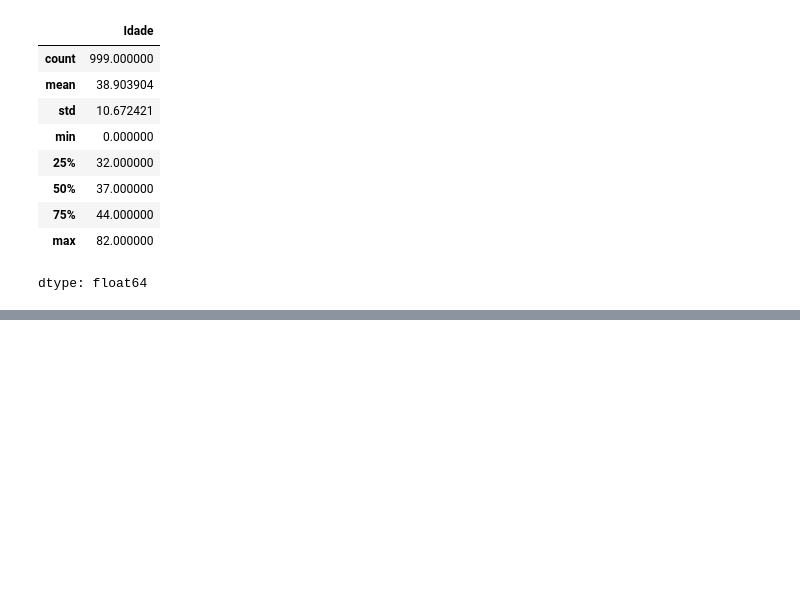
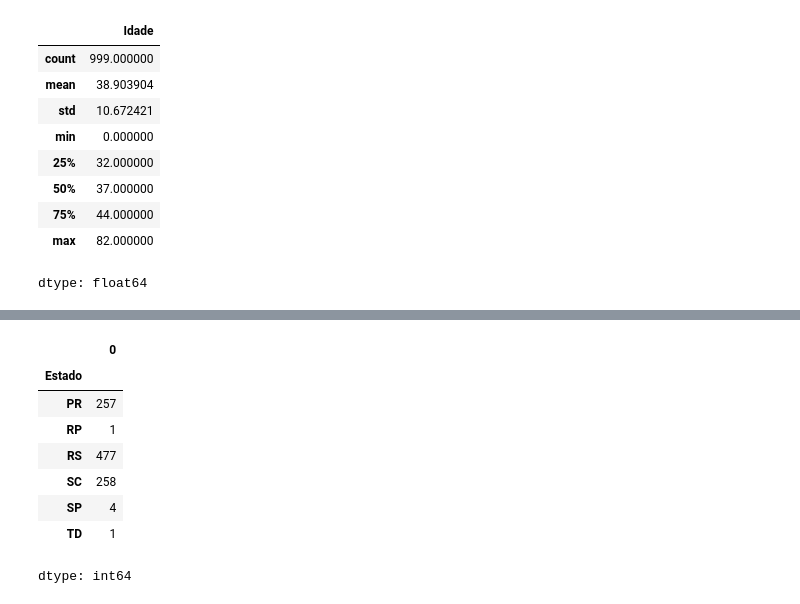
Before and after one commit to natalia973/Data-Science-Data-Analytics, a Jupyter notebook: Limpeza_e_tratamento_com_Python.ipynb, the cells around one changed output, grey strips where cells are left out. Saved outputs shown, nothing was run; the diff lists cells and outputs as text; code cells hidden in the pictures; blank space fills up the shorter version.

```diff
--- a/Limpeza_e_tratamento_com_Python.ipynb
+++ b/Limpeza_e_tratamento_com_Python.ipynb
@@ -207,0 +225,15 @@ dtype: float64
+# %%
+#Estados fora do domínio, é substituído pela moda
+agrupado = dataset.groupby(['Estado']).size()
+agrupado
+#Percebe-se que RP e TD estão fora do domínio, serão substituídos pela moda.
+# %% [output]
+|  | 0 |
+| Estado |  |
+| PR | 257 |
+| RP | 1 |
+| RS | 477 |
+| SC | 258 |
+| SP | 4 |
+| TD | 1 |
+dtype: int64
```
Also changed, not shown: parts of 12 cells of this notebook.
